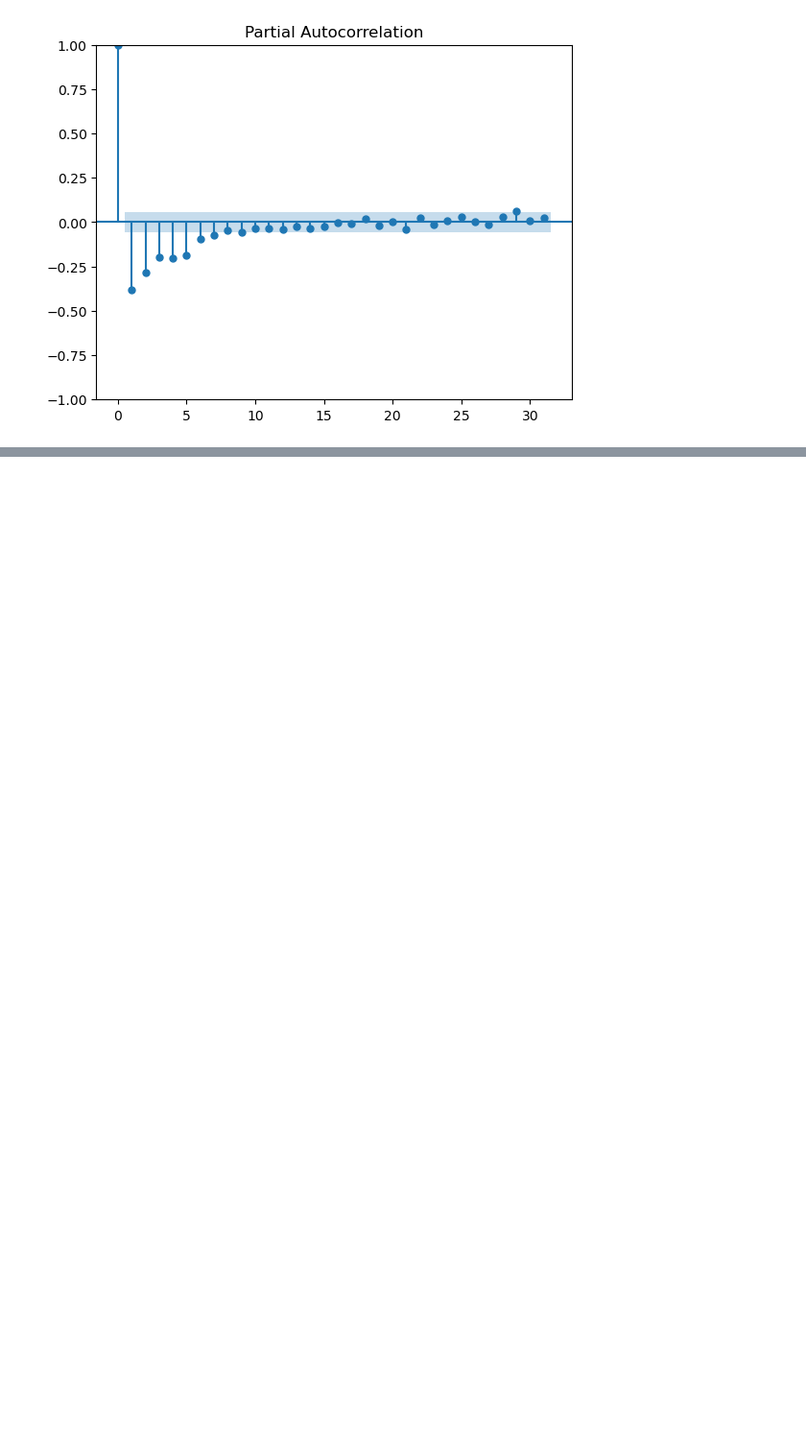
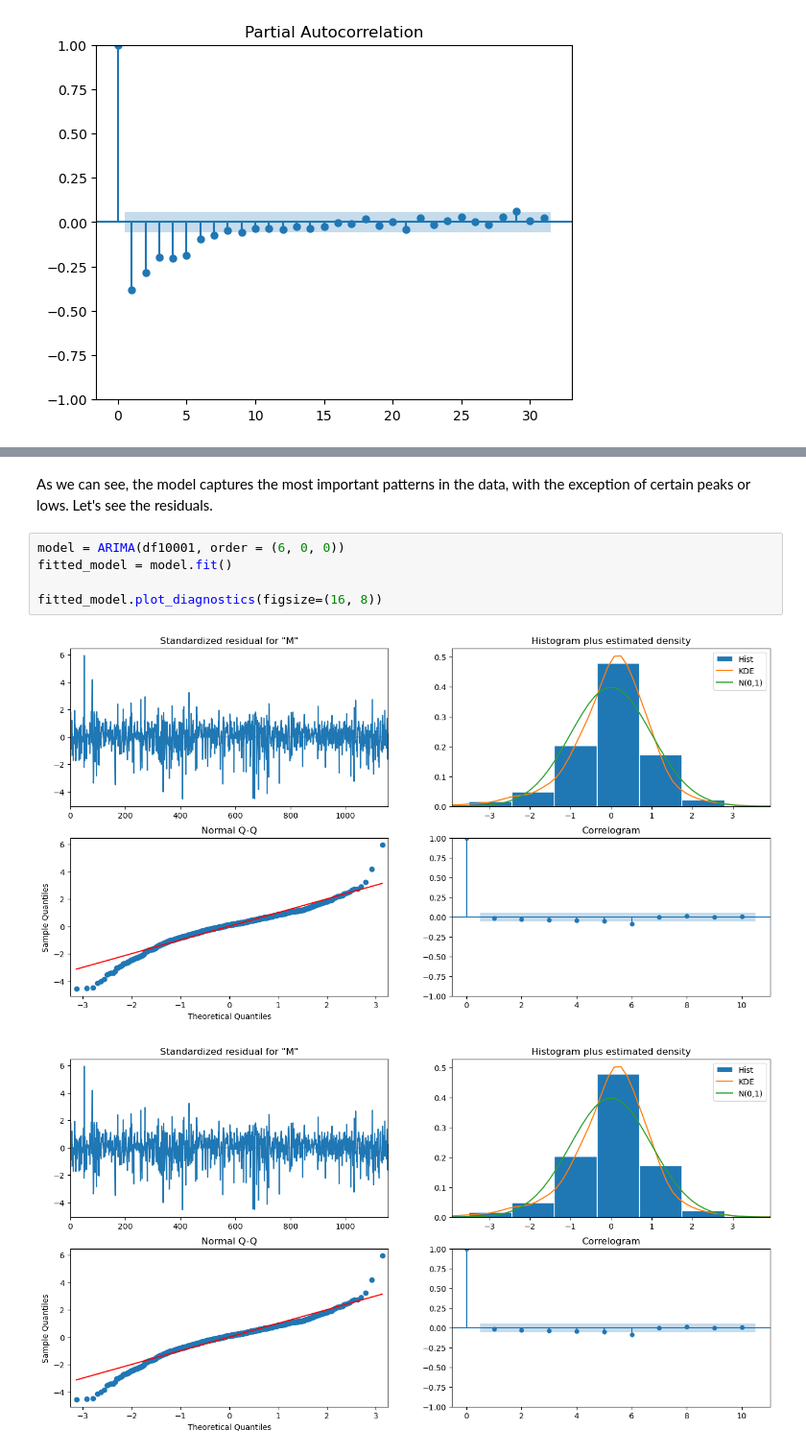
Before and after one commit to mvarela1992/Portafolio, a Jupyter notebook: 4-Weather Conditions (Time Series Prediction).ipynb, the cells around one changed output, grey strips where cells are left out. Shown at 96% size. Cells and saved outputs as stored; diff of their text form; blank space fills up the shorter version.

```diff
--- a/4-Weather Conditions (Time Series Prediction).ipynb
+++ b/4-Weather Conditions (Time Series Prediction).ipynb
@@ -300,0 +291,10 @@ Now we have an average MAE of 3.65 Celsius degrees. It's clear that the model ne
+# %% [markdown]
+As we can see, the model captures the most important patterns in the data, with the exception of certain peaks or lows. Let's see the residuals.
+# %%
+model = ARIMA(df10001, order = (6, 0, 0))
+fitted_model = model.fit()
+
+fitted_model.plot_diagnostics(figsize=(16, 8))
+# %% [output]
+[figure, added]
+[figure, added]
```
Also changed, not shown: parts of 39 cells of this notebook.
